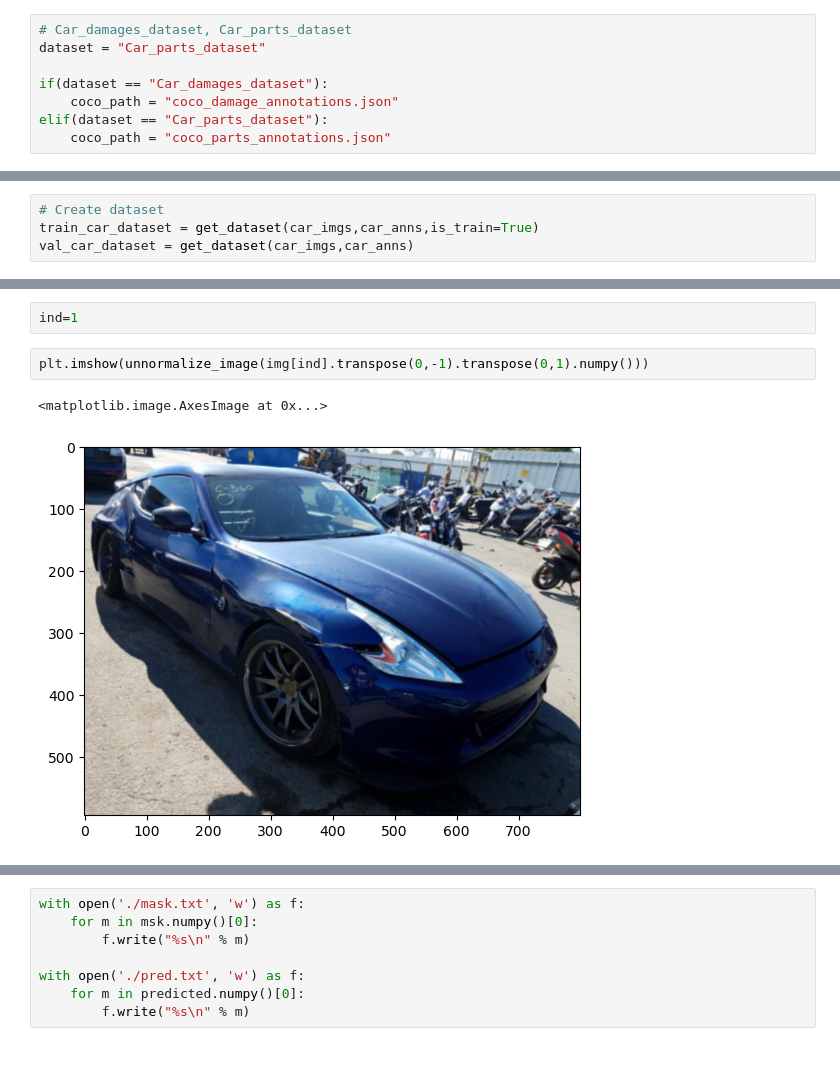
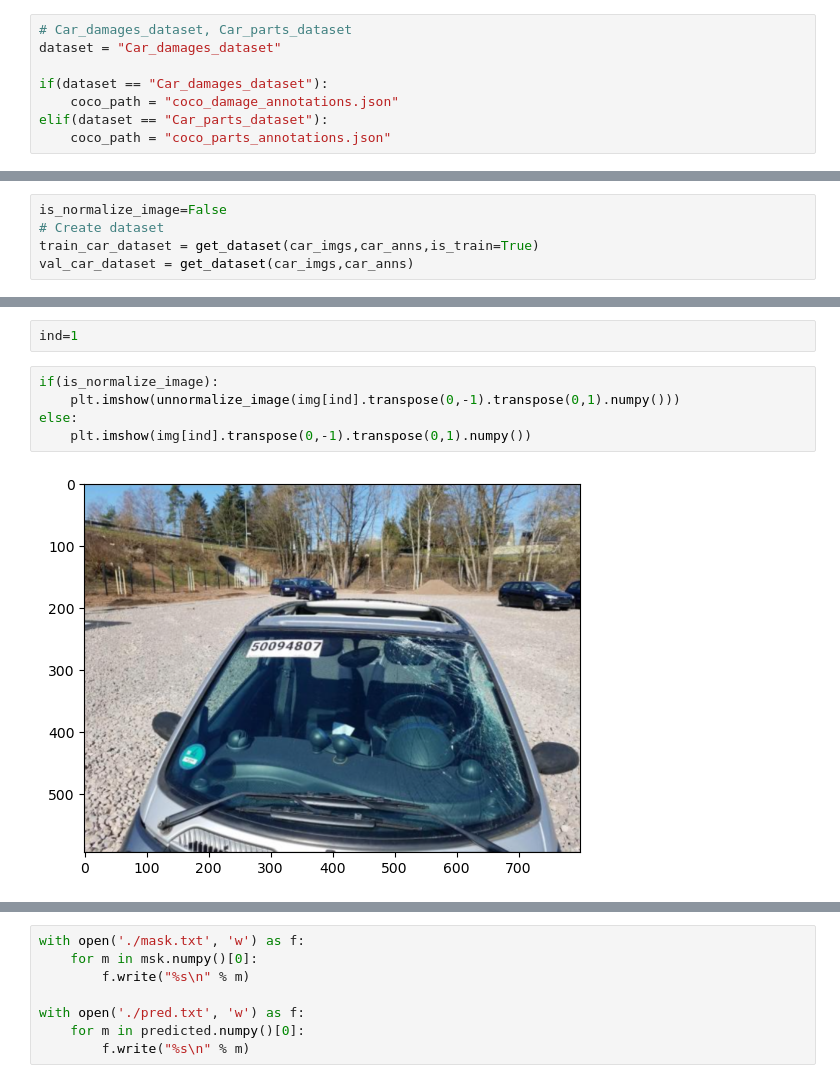
Before and after one commit to akshaygrao77/ImageSegmentation, a Jupyter notebook: segmentation_test.ipynb, the cells around one changed output, grey strips where cells are left out. Saved outputs shown, nothing was run; the diff lists cells and outputs as text; blank space fills up the shorter version.

```diff
--- a/segmentation_test.ipynb
+++ b/segmentation_test.ipynb
@@ -47,7 +47,7 @@ from utils.data_preprocessor_utils import *
 from utils.visualize_utils import *
 # %%
 # Car_damages_dataset, Car_parts_dataset
-dataset = "Car_parts_dataset"
+dataset = "Car_damages_dataset"
 
 if(dataset == "Car_damages_dataset"):
     coco_path = "coco_damage_annotations.json"
@@ -87,4 +78,5 @@ index created!
 # %%
+is_normalize_image=False
 # Create dataset
 train_car_dataset = get_dataset(car_imgs,car_anns,is_train=True)
 val_car_dataset = get_dataset(car_imgs,car_anns)
@@ -193,8 +229,10 @@ predicted.size(),msk.size(),upsampled_logits.size(),logits.size(),img.size()
 # %%
 ind=1
 # %%
-plt.imshow(unnormalize_image(img[ind].transpose(0,-1).transpose(0,1).numpy()))
+if(is_normalize_image):
+    plt.imshow(unnormalize_image(img[ind].transpose(0,-1).transpose(0,1).numpy()))
+else:
+    plt.imshow(img[ind].transpose(0,-1).transpose(0,1).numpy())
 # %% [output]
-<matplotlib.image.AxesImage at 0x...>
-[figure, old version]
+[figure, new version]
 # %%
```
Also changed, not shown: parts of 20 cells of this notebook, 2 other files.
